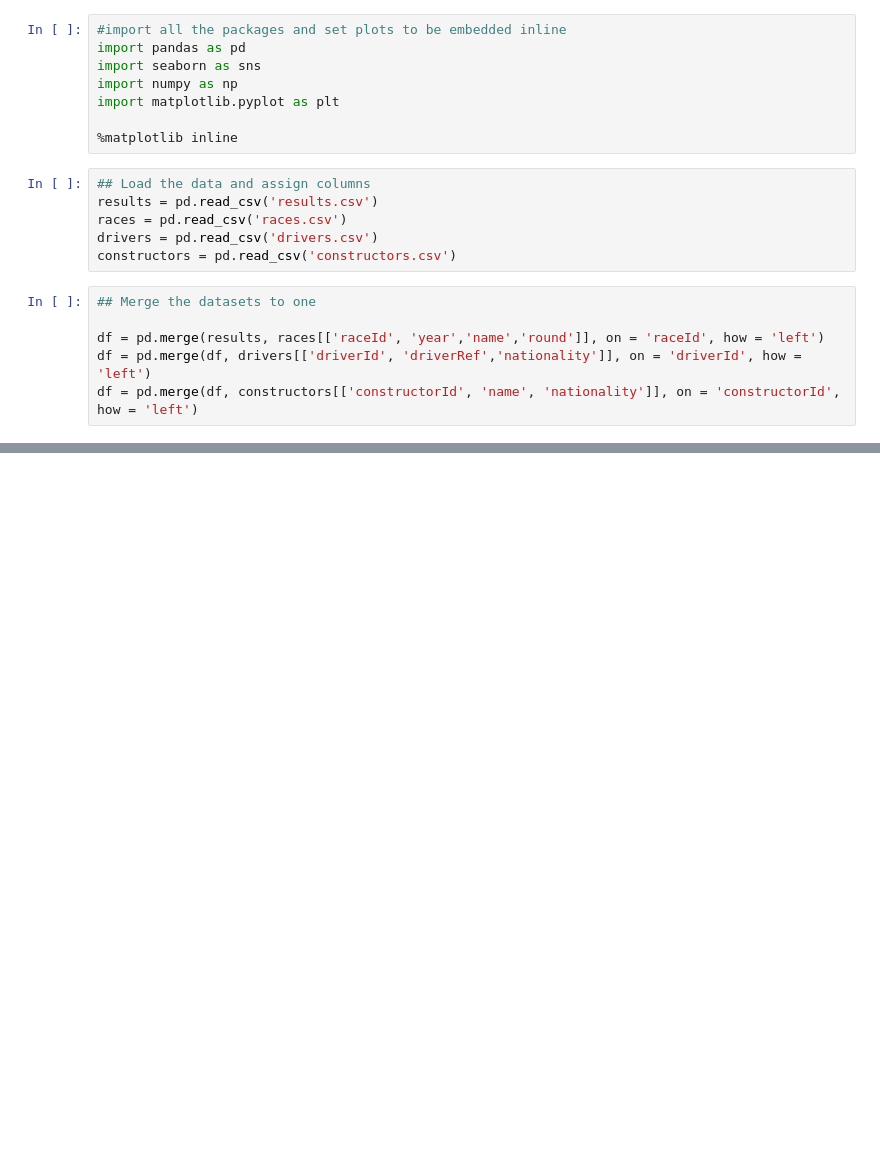
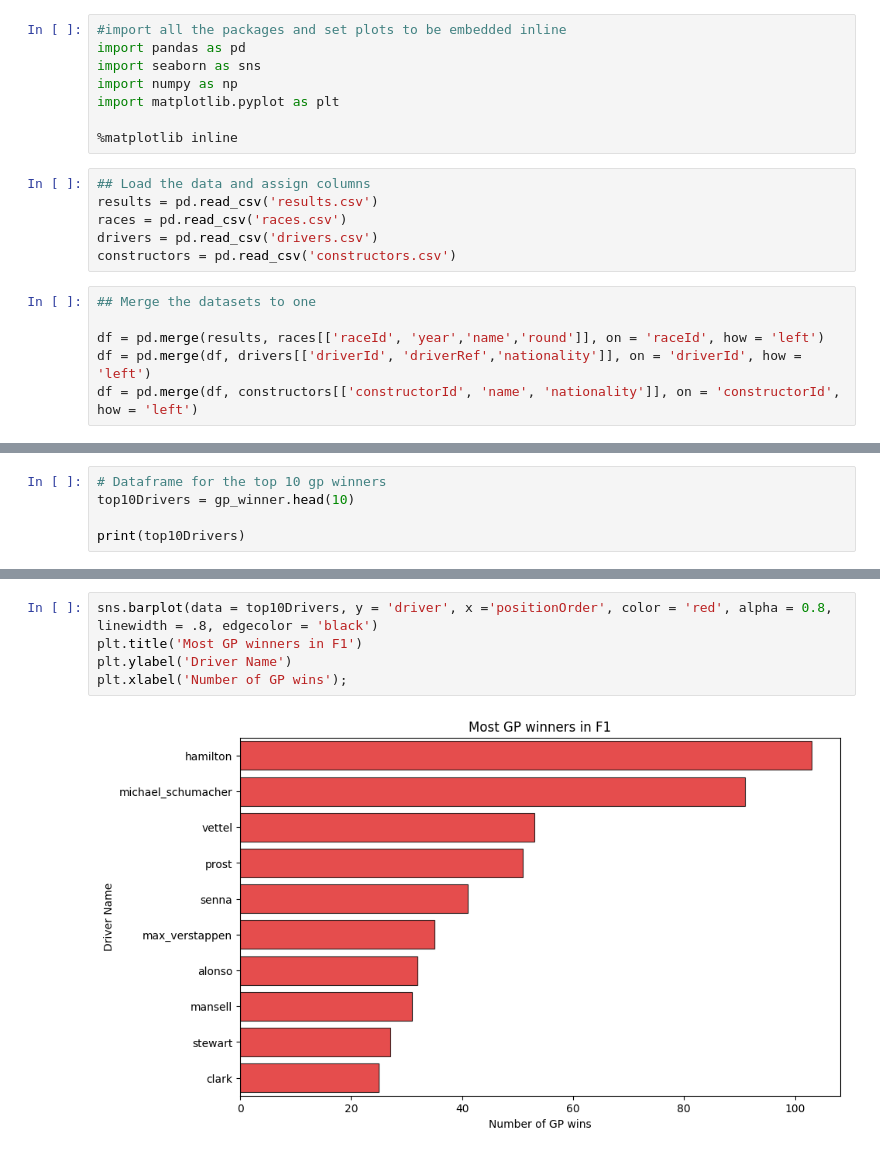
Before and after one commit to liyanse/Formula1, a Jupyter notebook: Data Visualization.ipynb, the cells around one changed output, grey strips where cells are left out. Drawn from its saved outputs; the diff is of its cells as text; blank space fills up the shorter version.

```diff
--- a/Data Visualization.ipynb
+++ b/Data Visualization.ipynb
@@ -30,0 +117,5 @@ df.head()
+# %%
+# Dataframe for the top 10 gp winners
+top10Drivers = gp_winner.head(10)
+
+print(top10Drivers)
@@ -30,0 +134,7 @@ df.head()
+# %%
+sns.barplot(data = top10Drivers, y = 'driver', x ='positionOrder', color = 'red', alpha = 0.8, linewidth = .8, edgecolor = 'black')
+plt.title('Most GP winners in F1')
+plt.ylabel('Driver Name')
+plt.xlabel('Number of GP wins');
+# %% [output]
+[figure, added]
```
Also changed, not shown: parts of 19 cells of this notebook.
